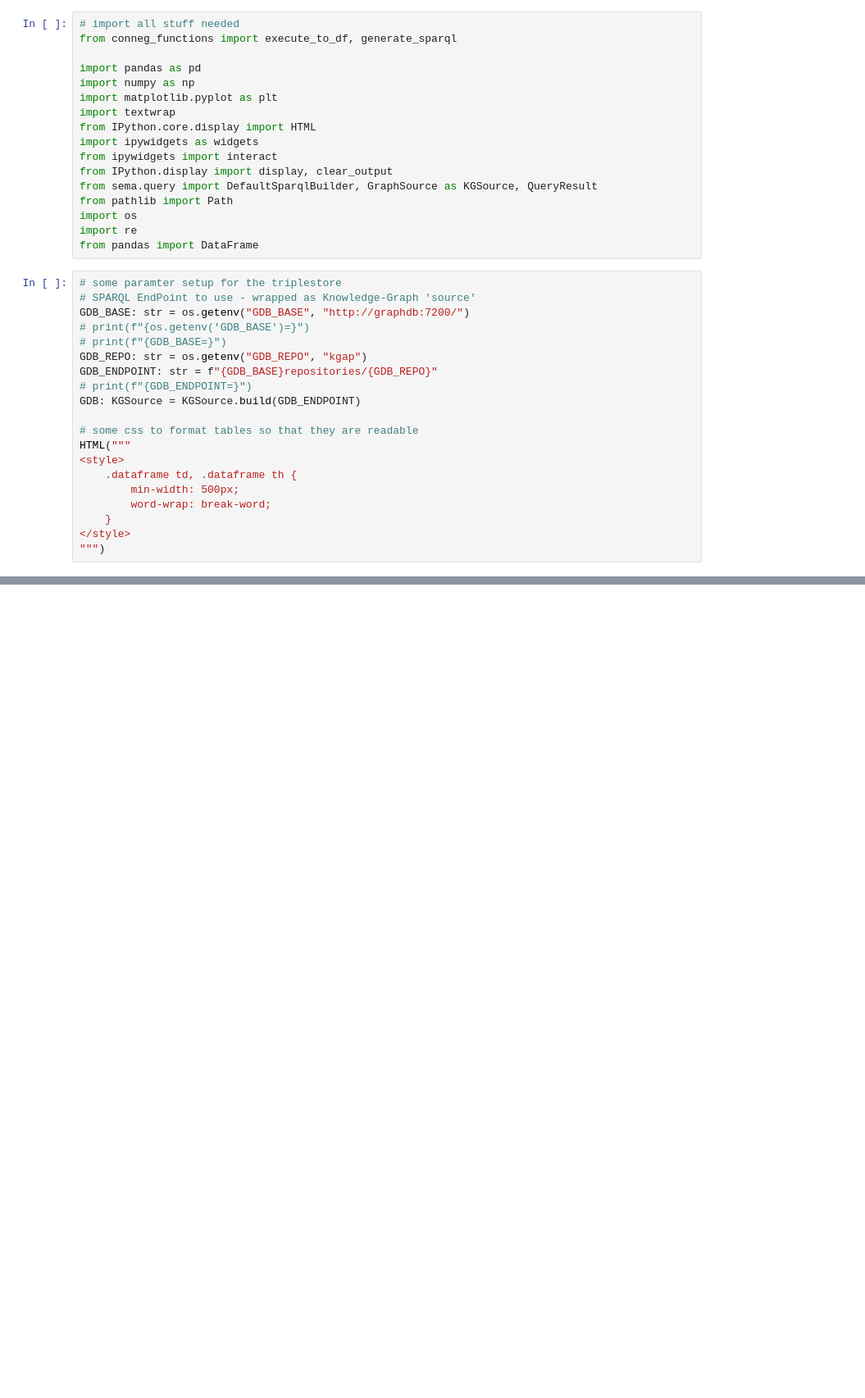
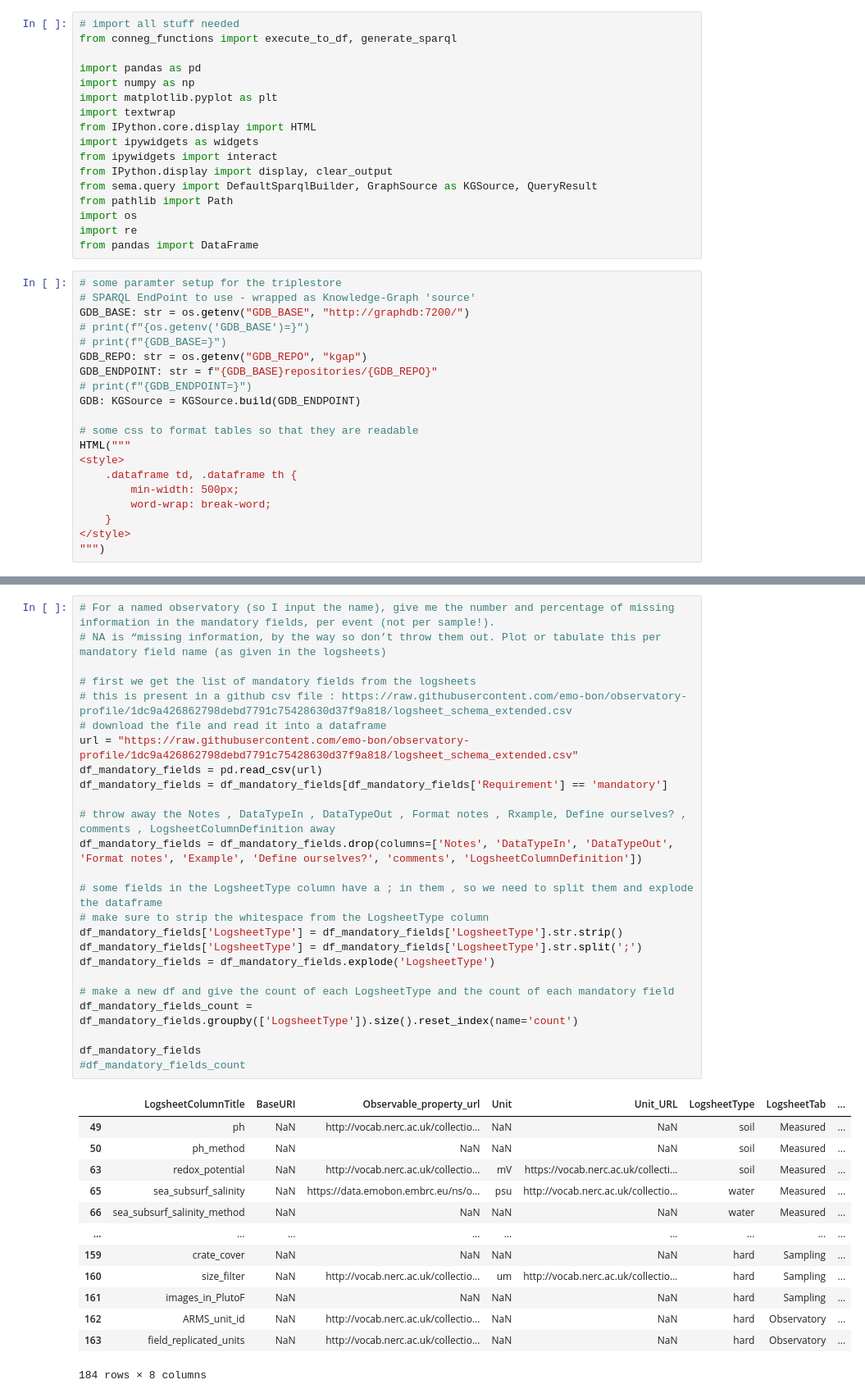
Before and after one commit to cedricdcc/demo_emobon_kgap, a Jupyter notebook: notebooks/emobon_questions_katrina.ipynb, the cells around one changed output, grey strips where cells are left out. Shown: that part at 82% size. Drawn from its saved outputs; the diff is of its cells as text; blank space fills up the shorter version.

```diff
--- a/notebooks/emobon_questions_katrina.ipynb
+++ b/notebooks/emobon_questions_katrina.ipynb
@@ -252,0 +275,39 @@ http://data.emobon.embrc.eu/observatory-roskogo-crate/sediment/sampling-event/RO
+# %%
+# For a named observatory (so I input the name), give me the number and percentage of missing information in the mandatory fields, per event (not per sample!).
+# NA is “missing information, by the way so don’t throw them out. Plot or tabulate this per mandatory field name (as given in the logsheets)
+
+# first we get the list of mandatory fields from the logsheets
+# this is present in a github csv file : https://raw.githubusercontent.com/emo-bon/observatory-profile/1dc9a426862798debd7791c75428630d37f9a818/logsheet_schema_extended.csv
+# download the file and read it into a dataframe
+url = "https://raw.githubusercontent.com/emo-bon/observatory-profile/1dc9a426862798debd7791c75428630d37f9a818/logsheet_schema_extended.csv"
+df_mandatory_fields = pd.read_csv(url)
+df_mandatory_fields = df_mandatory_fields[df_mandatory_fields['Requirement'] == 'mandatory']
+
+# throw away the Notes , DataTypeIn , DataTypeOut , Format notes , Rxample, Define ourselves? , comments , LogsheetColumnDefinition away
+df_mandatory_fields = df_mandatory_fields.drop(columns=['Notes', 'DataTypeIn', 'DataTypeOut', 'Format notes', 'Example', 'Define ourselves?', 'comments', 'LogsheetColumnDefinition'])
+
+# some fields in the LogsheetType column have a ; in them , so we need to split them and explode the dataframe
+# make sure to strip the whitespace from the LogsheetType column
+df_mandatory_fields['LogsheetType'] = df_mandatory_fields['LogsheetType'].str.strip()
+df_mandatory_fields['LogsheetType'] = df_mandatory_fields['LogsheetType'].str.split(';')
+df_mandatory_fields = df_mandatory_fields.explode('LogsheetType')
+
+# make a new df and give the count of each LogsheetType and the count of each mandatory field
+df_mandatory_fields_count = df_mandatory_fields.groupby(['LogsheetType']).size().reset_index(name='count')
+
+df_mandatory_fields
+#df_mandatory_fields_count
+# %% [output]
+|  | LogsheetColumnTitle | BaseURI | Observable_property_url | Unit | Unit_URL | LogsheetType | LogsheetTab | ... |
+| 49 | ph | NaN | http://vocab.nerc.ac.uk/collectio... | NaN | NaN | soil | Measured | ... |
+| 50 | ph_method | NaN | NaN | NaN | NaN | soil | Measured | ... |
+| 63 | redox_potential | NaN | http://vocab.nerc.ac.uk/collectio... | mV | https://vocab.nerc.ac.uk/collecti... | soil | Measured | ... |
+| 65 | sea_subsurf_salinity | NaN | https://data.emobon.embrc.eu/ns/o... | psu | http://vocab.nerc.ac.uk/collectio... | water | Measured | ... |
+| 66 | sea_subsurf_salinity_method | NaN | NaN | NaN | NaN | water | Measured | ... |
+| ... | ... | ... | ... | ... | ... | ... | ... | ... |
+| 159 | crate_cover | NaN | NaN | NaN | NaN | hard | Sampling | ... |
+| 160 | size_filter | NaN | http://vocab.nerc.ac.uk/collectio... | um | http://vocab.nerc.ac.uk/collectio... | hard | Sampling | ... |
+| 161 | images_in_PlutoF | NaN | NaN | NaN | NaN | hard | Sampling | ... |
+| 162 | ARMS_unit_id | NaN | http://vocab.nerc.ac.uk/collectio... | NaN | NaN | hard | Observatory | ... |
+| 163 | field_replicated_units | NaN | http://vocab.nerc.ac.uk/collectio... | NaN | NaN | hard | Observatory | ... |
+184 rows × 8 columns
```
Also changed, not shown: parts of 1 cell of this notebook.
